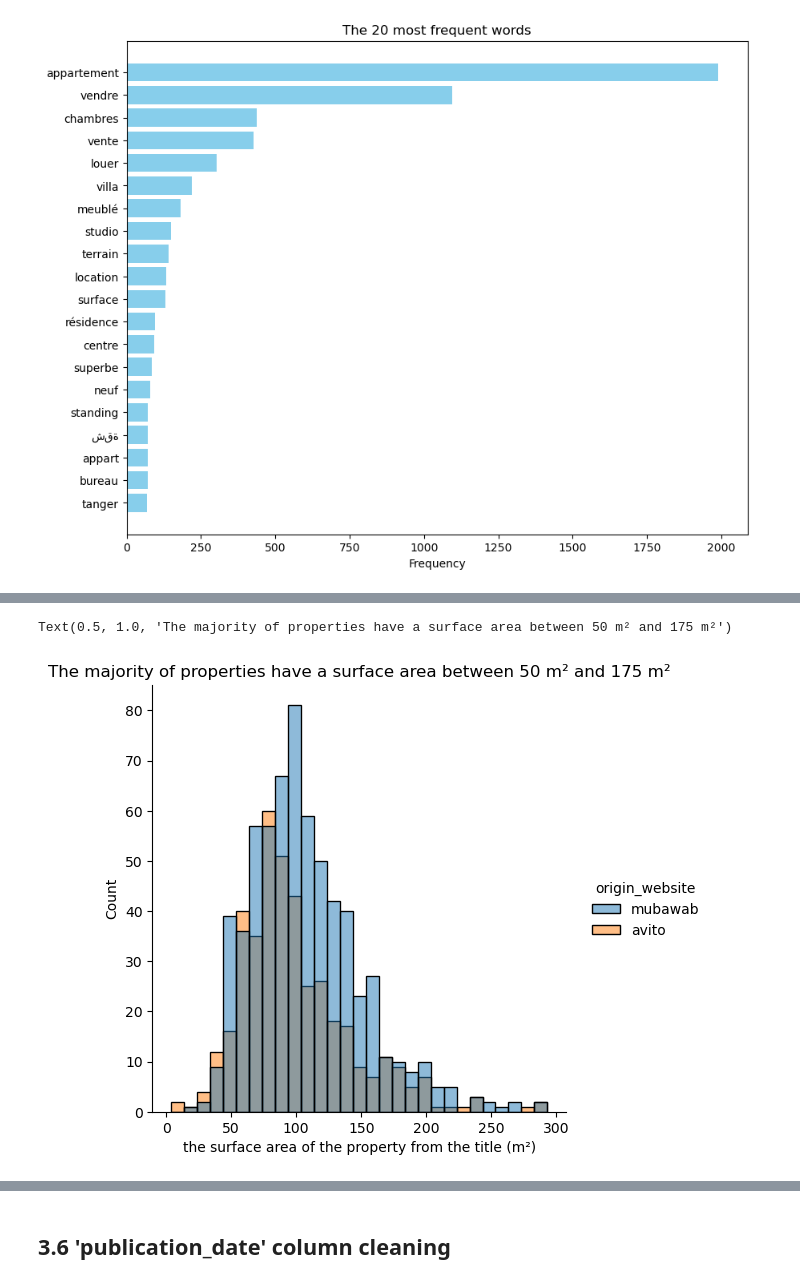
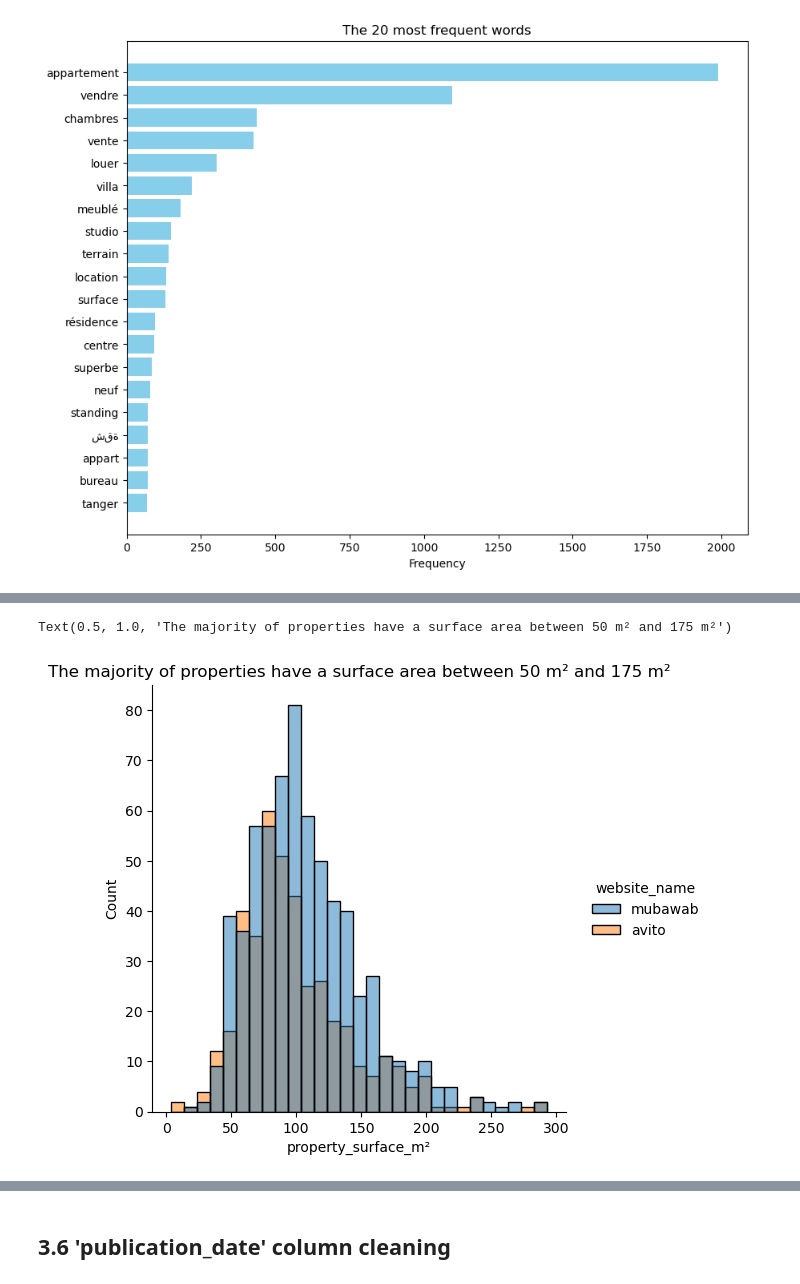
Before and after one commit to afandigit/Market-Housing, a Jupyter notebook: Data Preparation and Analysis.ipynb, the cells around one changed output, grey strips where cells are left out. Saved outputs shown, nothing was run; the diff lists cells and outputs as text; code cells hidden in the pictures.

```diff
--- a/Data Preparation and Analysis.ipynb
+++ b/Data Preparation and Analysis.ipynb
@@ -621,0 +614,2 @@ len(mh_dataset['the surface area of the property from the title (m²)'][mh_datas
+# %%
+mh_dataset['property_surface_m²'] = mh_dataset.apply(lambda row: extract_property_surface(row['title'], row['description'], row['complete_description']), axis=1)
@@ -627,4 +637,4 @@ mh_dataset[['the surface area of the property from the title (m²)', 'origin_web
 | 1 | 63.0 | mubawab |
 | 2 | NaN | mubawab |
 # %%
-sub_set = mh_dataset[['the surface area of the property from the title (m²)', 'origin_website']]
+sub_set = mh_dataset[['property_surface_m²', 'website_name']]
@@ -643,3 +641,3 @@ Name: the surface area of the property from the title (m²), dtype: float64
 # %%
-sub_set = sub_set[sub_set['the surface area of the property from the title (m²)']  < 1000 ]
+sub_set = sub_set[sub_set['property_surface_m²']  < 1000 ]
 # %%
@@ -650,10 +648,10 @@ sns.displot(sub_set, x='the surface area of the property from the title (m²)',
 # %%
-sub_set = sub_set[sub_set['the surface area of the property from the title (m²)']  < 300 ]
+sub_set = sub_set[sub_set['property_surface_m²']  < 300 ]
 # %%
-sns.displot(sub_set, x='the surface area of the property from the title (m²)', hue='origin_website')
+sns.displot(sub_set, x='property_surface_m²', hue='website_name')
 plt.title("The majority of properties have a surface area between 50 m² and 175 m²")
 # %% [output]
 Text(0.5, 1.0, 'The majority of properties have a surface area between 50 m² and 175 m²')
-[figure, old version]
+[figure, new version]
 # %%
 # Kernel density estimation
```
Also changed, not shown: parts of 143 cells of this notebook, 3 other files.
